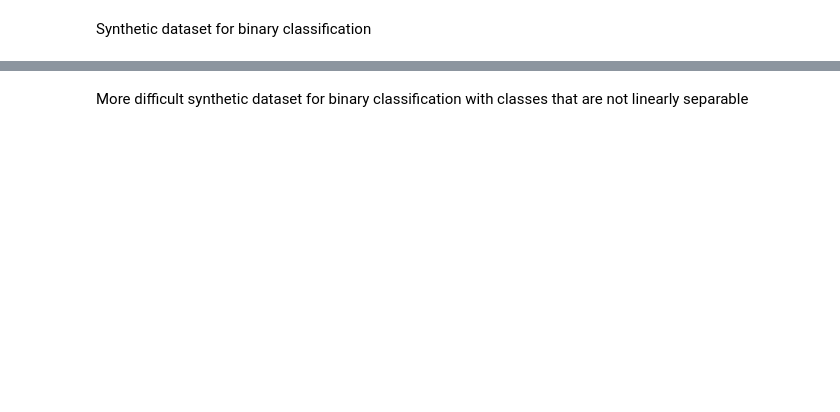
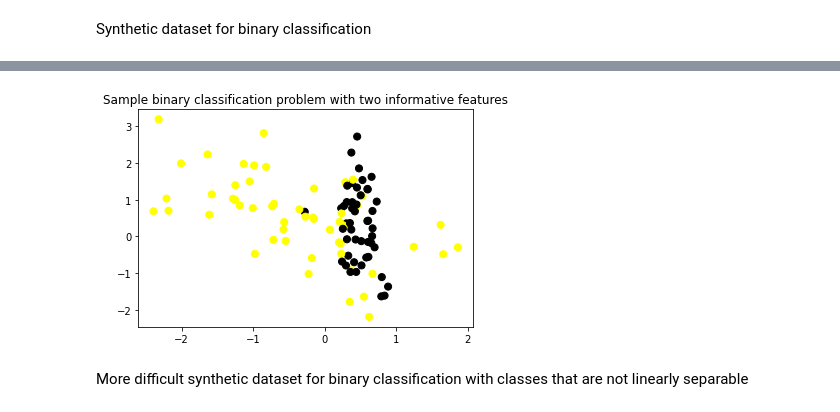
Before and after one commit to narottam90/umich_ds, a Jupyter notebook: ml/Week 2.ipynb, the cells around one changed output, grey strips where cells are left out. Cells and saved outputs as stored; diff of their text form; code cells hidden in the pictures; blank space fills up the shorter version.

```diff
--- a/ml/Week 2.ipynb
+++ b/ml/Week 2.ipynb
@@ -92,11 +88,13 @@ Synthetic dataset for binary classification
 # %%
 plt.figure()
 plt.title('Sample binary classification problem with two informative features')
+X_C2, y_C2 = make_classification(n_samples = 100, n_features=2,
+                                n_redundant=0, n_informative=2,
+                                n_clusters_per_class=1, flip_y = 0.1,
+                                class_sep = 0.5, random_state=0)
 
-X_C2, y_C2 = make_classification(n_samples=100, n_features=2, n_redundant=0,
-                                 n_informative=2, n_clusters_per_class=1, flip_y=0.1,
-                                 class_sep=0.5, random_state=0)
+plt.scatter(X_C2[:, 0], X_C2[:, 1], c=y_C2,
+           marker= 'o', s=50, cmap=cmap_bold)
 
-plt.scatter(X_C2[:, 0], X_C2[:, 1], c=y_C2, marker='o', s=50, cmap=cmap_bold)
 plt.show()
 # %% [output]
@@ -105,3 +101,4 @@ plt.show()
+[figure, added]
 # %% [markdown]
 More difficult synthetic dataset for binary classification with classes that are not linearly separable
 # %%
```
Also changed, not shown: parts of 53 cells of this notebook, 2 other files.
